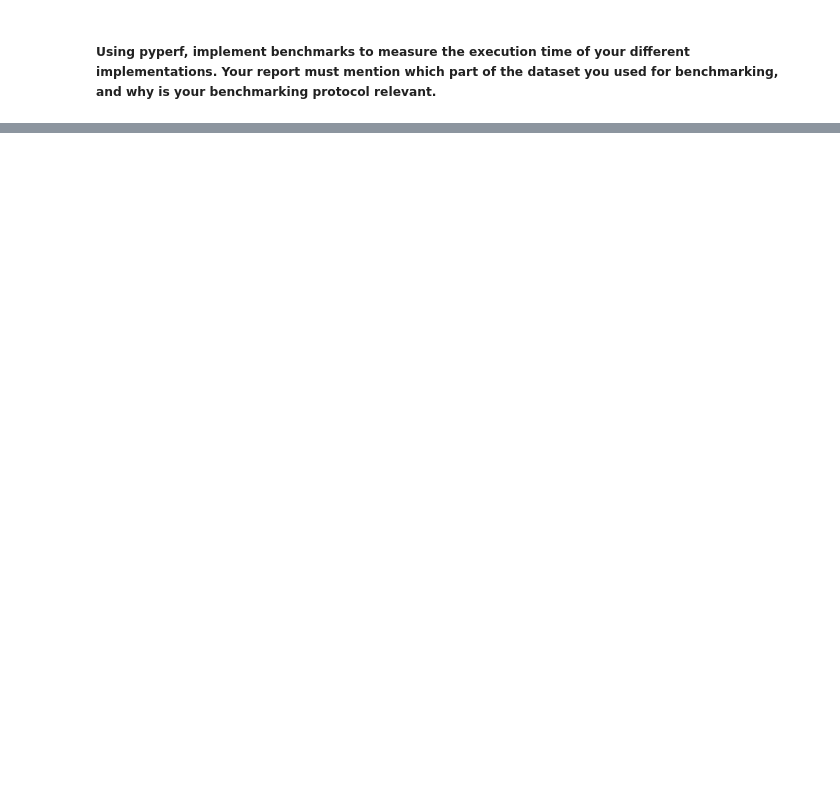
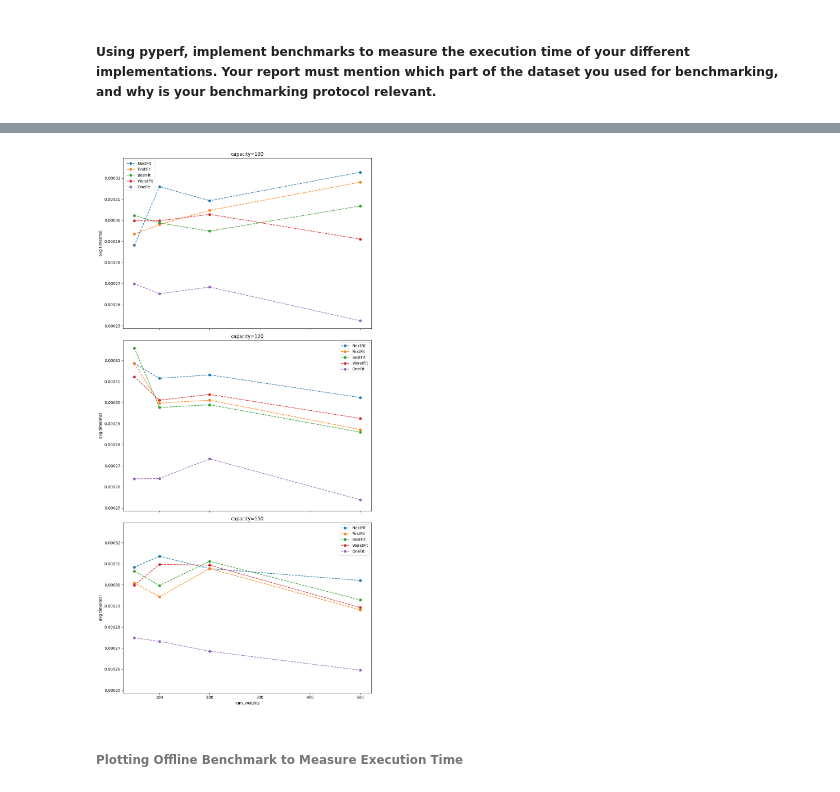
Before and after one commit to nivethakuruparan/bin-packing, a Jupyter notebook: report.ipynb, the cells around one changed output, grey strips where cells are left out. Cells and saved outputs as stored; diff of their text form; code cells hidden in the pictures; blank space fills up the shorter version.

Commit message:
T2 - Benchmarked for execution time

```diff
--- a/report.ipynb
+++ b/report.ipynb
@@ -216,0 +243,11 @@ Benchmarking for Online Algorithms:
+# %%
+def extract_observations(bench_file: str) -> Observations:
+    suite = BenchmarkSuite.load(bench_file)
+    result = {}
+    for bench in suite.get_benchmarks():
+        context = tuple(bench.get_name().split('-')[1:])
+        observations = list(bench.get_values())
+        result[context] = observations
+    return result
+# %%
+obs = extract_observations(bench_datafile)
@@ -216,0 +257,33 @@ Benchmarking for Online Algorithms:
+# %%
+def prettyfy_plot(fig, axes, w: int, h: int):
+    for ax in axes.flat:
+        ax.label_outer()
+    fig.set_size_inches(w, h)
+    fig.tight_layout()
+# %%
+def plot_time_against_nb_queries(obs: Observations, num_weights: list[int], algorithms: list[str], capacity: int, canvas):
+    observed = { k: mean(o) * 1000 for k, o in obs.items() } ## We are plotting the avg execution time in ms
+    x_series = num_weights
+    for algo in algorithms:
+        # Extracting the y values associated to the x series
+        y_series = list(map(lambda e: observed[(algo, str(e), str(capacity))], num_weights))
+        canvas.plot(x_series, y_series, label = algo, linestyle='--', marker='o')
+    canvas.set_title(f'capacity={capacity}')
+    canvas.set(xlabel='num_weights', ylabel='avg time(ms)')
+    canvas.legend()
+# %%
+from itertools import product
+
+algorithms = ['NextFit', 'FirstFit', 'BestFit', 'WorstFit', 'OneFit']
+num_weights = [50, 100, 200, 500]
+capacity = [100, 120, 150]
+
+fig, axes = plt.subplots(3,1, sharex = True, sharey=True)
+for x in range(3):
+    plot_time_against_nb_queries(obs, num_weights, algorithms, capacity[x], axes[x])
+
+prettyfy_plot(fig, axes, w = 10, h = 20)
+# %% [output]
+[figure, added]
+# %% [markdown]
+###### Plotting Offline Benchmark to Measure Execution Time
```
Also changed, not shown: parts of 13 cells of this notebook, 6 other files.
